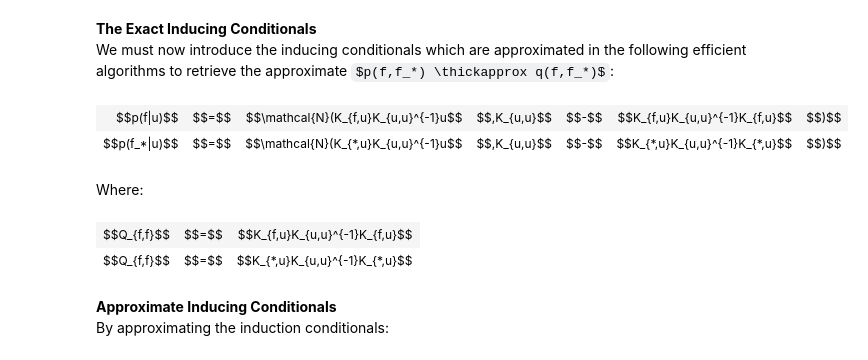
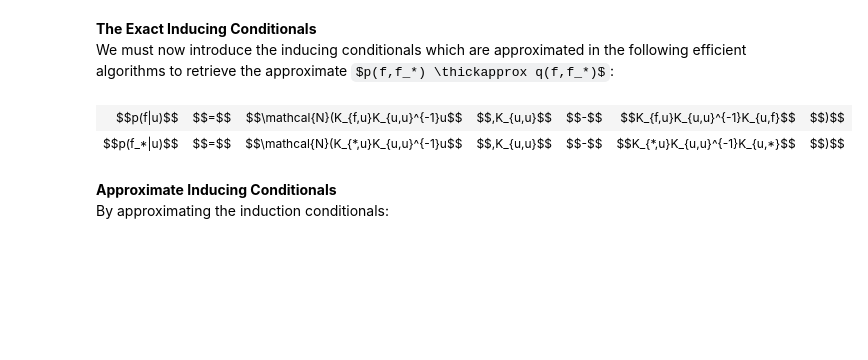
Before and after one commit to panukorn17/COMP0168-Machine-Learning-Seminar, a Jupyter notebook: Sparse GP Demo.ipynb, the cells around one changed output. Drawn from its saved outputs; the diff is of its cells as text; code cells hidden in the pictures; some formulas as TeX source; blank space fills up the shorter version.

```diff
--- a/Sparse GP Demo.ipynb
+++ b/Sparse GP Demo.ipynb
@@ -486,72 +495,37 @@ $('.Qff').hover(
   },function(){
         $('.Qff').css({"background":"white", "color":"black"});
 });
 $('.Qfs').hover(
   function(){
         $('.Qfs').css({"background":"white", "color":"#14a1ff"});
   },function(){
         $('.Qfs').css({"background":"white", "color":"black"});
 });
 </script>
 <table style="margin-left: auto; margin-right: auto;table-layout:fixed;font-size:16px">
     <tr style="background-color:white">
         <td class = "InducCond1">$$p(f|u)$$</td>
         <td >$$=$$</td>
         <td >$$\mathcal{N}(K_{f,u}K_{u,u}^{-1}u$$</td>
         <td >$$,K_{u,u}$$</td>
         <td >$$-$$</td>
-        <td class = "Qff">$$K_{f,u}K_{u,u}^{-1}K_{f,u}$$</td>
+        <td class = "Qff">$$K_{f,u}K_{u,u}^{-1}K_{u,f}$$</td>
         <td >$$)$$</td>
     </tr>
     <tr style="background-color:white">
         <td class = "InducCond2">$$p(f_*|u)$$</td>
         <td >$$=$$</td>
         <td >$$\mathcal{N}(K_{*,u}K_{u,u}^{-1}u$$</td>
         <td >$$,K_{u,u}$$</td>
         <td >$$-$$</td>
-        <td class = "Qfs">$$K_{*,u}K_{u,u}^{-1}K_{*,u}$$</td>
+        <td class = "Qfs">$$K_{*,u}K_{u,u}^{-1}K_{u,*}$$</td>
         <td >$$)$$</td>
     </tr>
 </table>
 ''')
 # %% [output]
-| $$p(f|u)$$ | $$=$$ | $$\mathcal{N}(K_{f,u}K_{u,u}^{-1}u$$ | $$,K_{u,u}$$ | $$-$$ | $$K_{f,u}K_{u,u}^{-1}K_{f,u}$$ | $$)$$ |
-| $$p(f_*|u)$$ | $$=$$ | $$\mathcal{N}(K_{*,u}K_{u,u}^{-1}u$$ | $$,K_{u,u}$$ | $$-$$ | $$K_{*,u}K_{u,u}^{-1}K_{*,u}$$ | $$)$$ |
+| $$p(f|u)$$ | $$=$$ | $$\mathcal{N}(K_{f,u}K_{u,u}^{-1}u$$ | $$,K_{u,u}$$ | $$-$$ | $$K_{f,u}K_{u,u}^{-1}K_{u,f}$$ | $$)$$ |
+| $$p(f_*|u)$$ | $$=$$ | $$\mathcal{N}(K_{*,u}K_{u,u}^{-1}u$$ | $$,K_{u,u}$$ | $$-$$ | $$K_{*,u}K_{u,u}^{-1}K_{u,*}$$ | $$)$$ |
-# %% [markdown]
-Where:
-# %%
-#@hidden
-HTML('''
-<script>
-$('.Qff').hover(
-  function(){
-        $('.Qff').css({"background":"white", "color":"#15731c"});
-  },function(){
-        $('.Qff').css({"background":"white", "color":"black"});
-});
-$('.Qfs').hover(
-  function(){
-        $('.Qfs').css({"background":"white", "color":"#14a1ff"});
-  },function(){
-        $('.Qfs').css({"background":"white", "color":"black"});
-});
-</script>
-<table style="margin-left: auto; margin-right: auto;table-layout:fixed;font-size:16px">
-    <tr style="background-color:white">
-        <td class = "Qff">$$Q_{f,f}$$</td>
-        <td >$$=$$</td>
-        <td class = "Qff">$$K_{f,u}K_{u,u}^{-1}K_{f,u}$$</td>
-    </tr>
-    <tr style="background-color:white">
-        <td class = "Qfs">$$Q_{f,f}$$</td>
-        <td >$$=$$</td>
-        <td class = "Qfs">$$K_{*,u}K_{u,u}^{-1}K_{*,u}$$</td>
-    </tr>
-</table>
-''')
-# %% [output]
-| $$Q_{f,f}$$ | $$=$$ | $$K_{f,u}K_{u,u}^{-1}K_{f,u}$$ |
-| $$Q_{f,f}$$ | $$=$$ | $$K_{*,u}K_{u,u}^{-1}K_{*,u}$$ |
 # %% [markdown]
 **Approximate Inducing Conditionals** <br>
 By approximating the induction conditionals:
```
Also changed, not shown: parts of 8 cells of this notebook.
